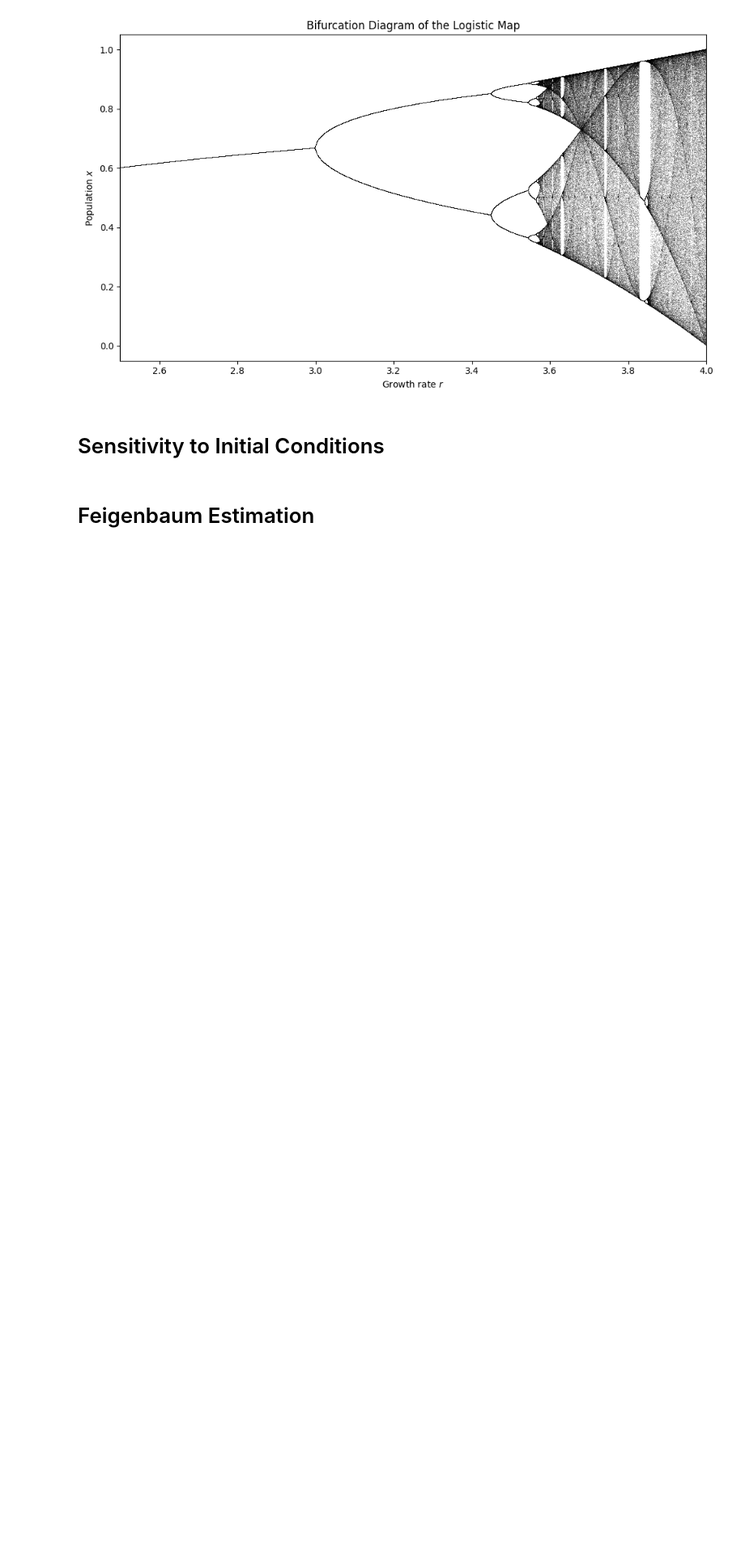
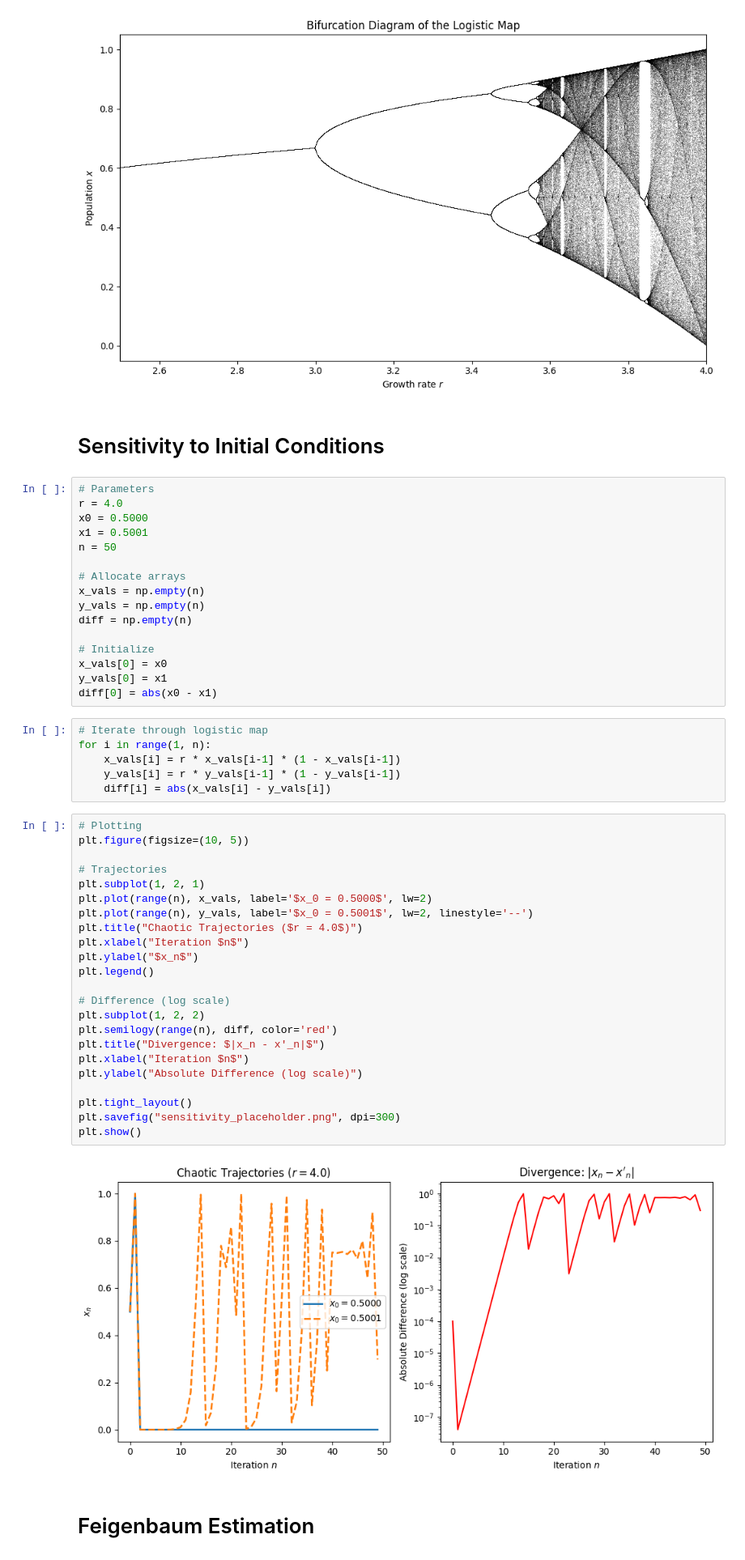
Before and after one commit to vm1610/math2030_module2_vasu, a Jupyter notebook: Backend/Bifurcations.ipynb, the cells around one changed output. Shown at 81% size. Saved outputs shown, nothing was run; the diff lists cells and outputs as text; blank space fills up the shorter version.

Commit message:
sensitivity and Feigenbaum
Add simulation and visualization for sensitivity to initial conditions at r=4.0 and Add Feigenbaum constant estimation and zoomed bifurcation diagram with annotated points

```diff
--- a/Backend/Bifurcations.ipynb
+++ b/Backend/Bifurcations.ipynb
@@ -34,5 +37,52 @@ plt.show()
 [figure]
 # %% [markdown]
 # Sensitivity to Initial Conditions
+# %%
+# Parameters
+r = 4.0
+x0 = 0.5000
+x1 = 0.5001
+n = 50
+
+# Allocate arrays
+x_vals = np.empty(n)
+y_vals = np.empty(n)
+diff = np.empty(n)
+
+# Initialize
+x_vals[0] = x0
+y_vals[0] = x1
+diff[0] = abs(x0 - x1)
+# %%
+# Iterate through logistic map
+for i in range(1, n):
+    x_vals[i] = r * x_vals[i-1] * (1 - x_vals[i-1])
+    y_vals[i] = r * y_vals[i-1] * (1 - y_vals[i-1])
+    diff[i] = abs(x_vals[i] - y_vals[i])
+# %%
+# Plotting
+plt.figure(figsize=(10, 5))
+
+# Trajectories
+plt.subplot(1, 2, 1)
+plt.plot(range(n), x_vals, label='$x_0 = 0.5000$', lw=2)
+plt.plot(range(n), y_vals, label='$x_0 = 0.5001$', lw=2, linestyle='--')
+plt.title("Chaotic Trajectories ($r = 4.0$)")
+plt.xlabel("Iteration $n$")
+plt.ylabel("$x_n$")
+plt.legend()
+
+# Difference (log scale)
+plt.subplot(1, 2, 2)
+plt.semilogy(range(n), diff, color='red')
+plt.title("Divergence: $|x_n - x'_n|$")
+plt.xlabel("Iteration $n$")
+plt.ylabel("Absolute Difference (log scale)")
+
+plt.tight_layout()
+plt.savefig("sensitivity_placeholder.png", dpi=300)
+plt.show()
+# %% [output]
+[figure, added]
 # %% [markdown]
 # Feigenbaum Estimation
```
Also changed, not shown: parts of 6 cells of this notebook, 2 other files.
